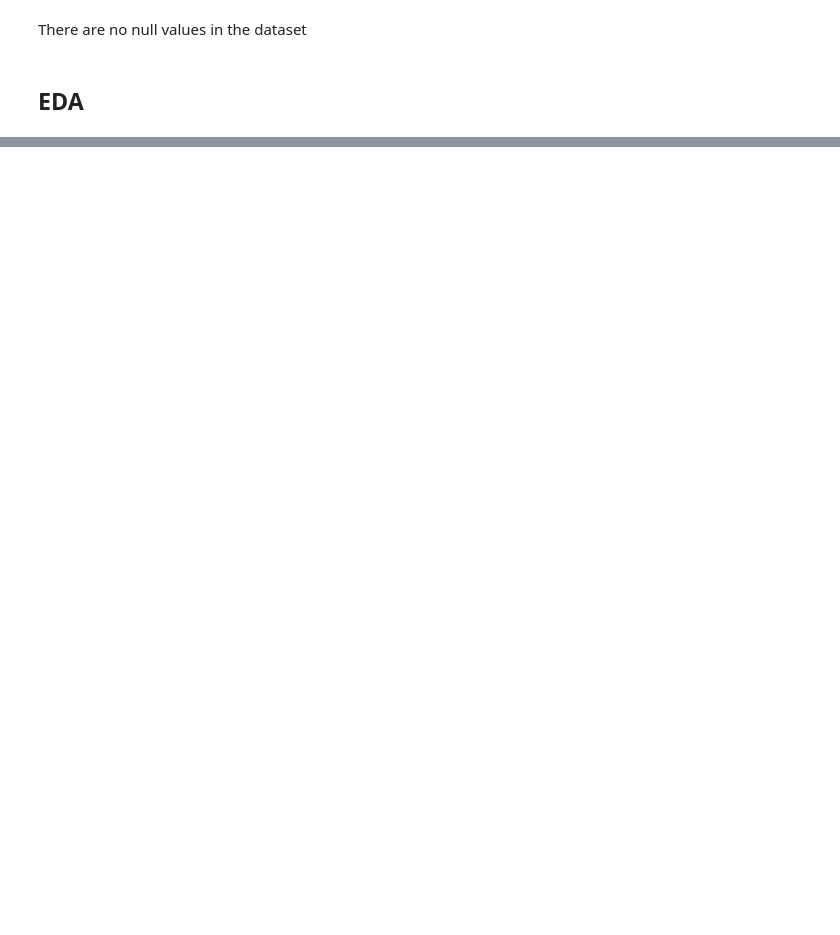
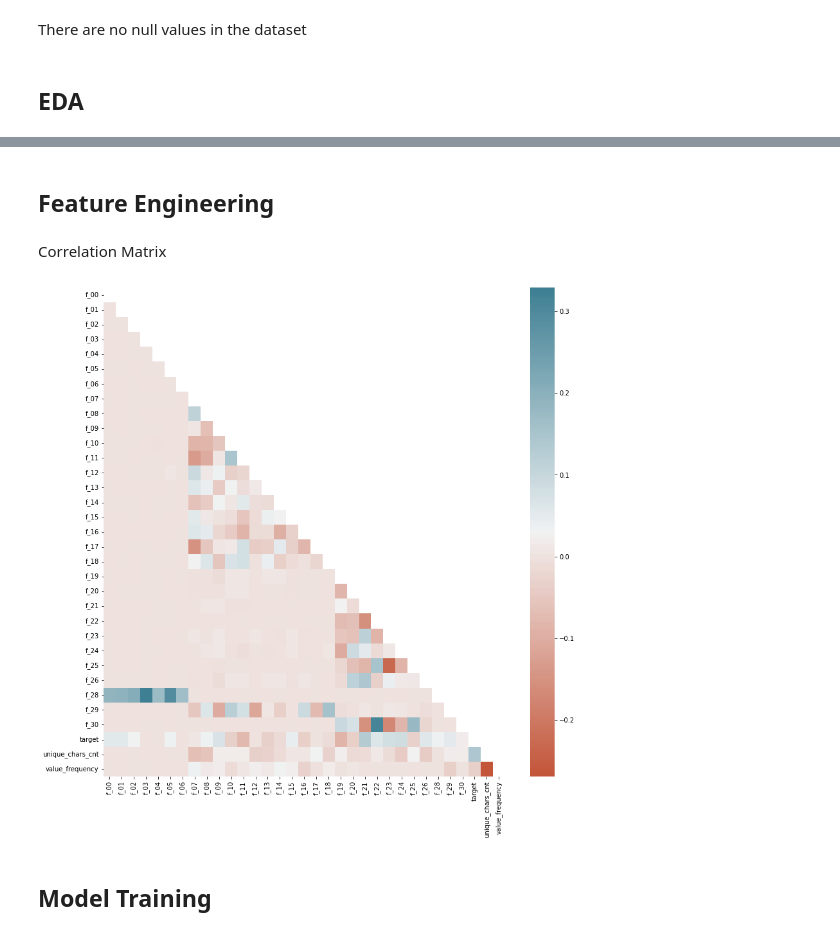
Before and after one commit to akanshakhandelwal/Kaggle, a Jupyter notebook: may-tableground-1.ipynb, the cells around one changed output, grey strips where cells are left out. Saved outputs shown, nothing was run; the diff lists cells and outputs as text; code cells hidden in the pictures; blank space fills up the shorter version.

```diff
--- a/may-tableground-1.ipynb
+++ b/may-tableground-1.ipynb
@@ -109,3 +105,13 @@ def numerical_plot(data,colname):
     plt.title("BOXPLOT TARGET by "+ colname)
     sns.boxplot(y=colname, data=data, x="target")
     plt.show()
+
+def corr_plot(data, reduced_col):
+    k = len(reduced_col) #number of variables for heatmap
+    cols = data.loc[:,reduced_col].corr()['target'].index
+    cm = data[cols].corr()
+    mask = np.triu(np.ones_like(cm, dtype=bool))
+    cmap=sns.diverging_palette(20, 220, n=200)
+    plt.figure(figsize=(14,14))
+    sns.heatmap(cm,cmap = cmap,mask=mask)
+    plt.show()
@@ -114,0 +145,2 @@ def numerical_plot(data,colname):
+# %% [markdown]
+## Feature Engineering
@@ -115,3 +157,11 @@ def numerical_plot(data,colname):
+# %% [markdown]
+Correlation Matrix
+# %%
+corr_plot(data, data.columns)
+# %% [output]
+[figure, added]
+# %% [markdown]
+## Model Training
 # %%
 X_train = data.copy()
 X_test = pd.read_csv('/kaggle/input/tabular-playground-series-may-2022/test.csv')
```
Also changed, not shown: parts of 15 cells of this notebook.
